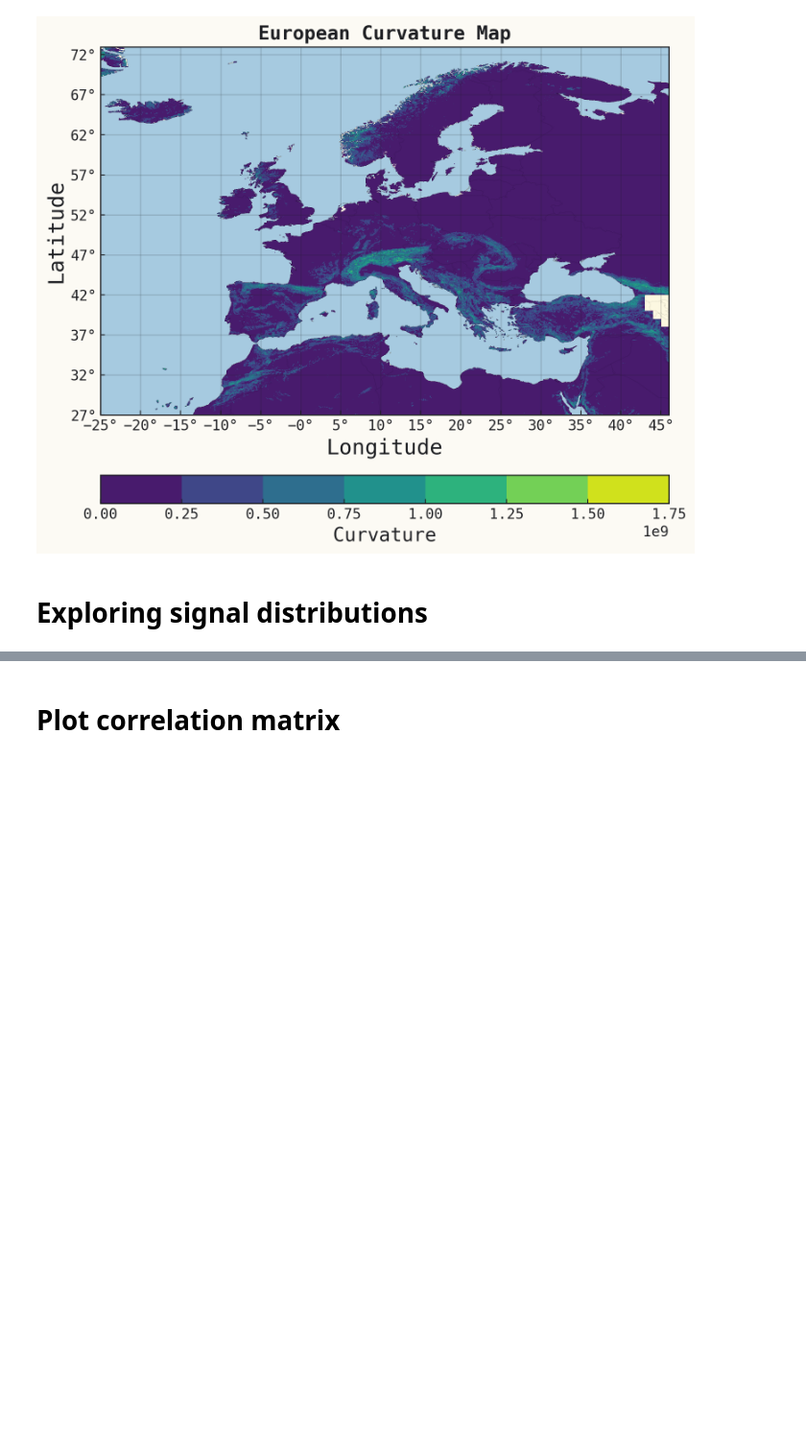
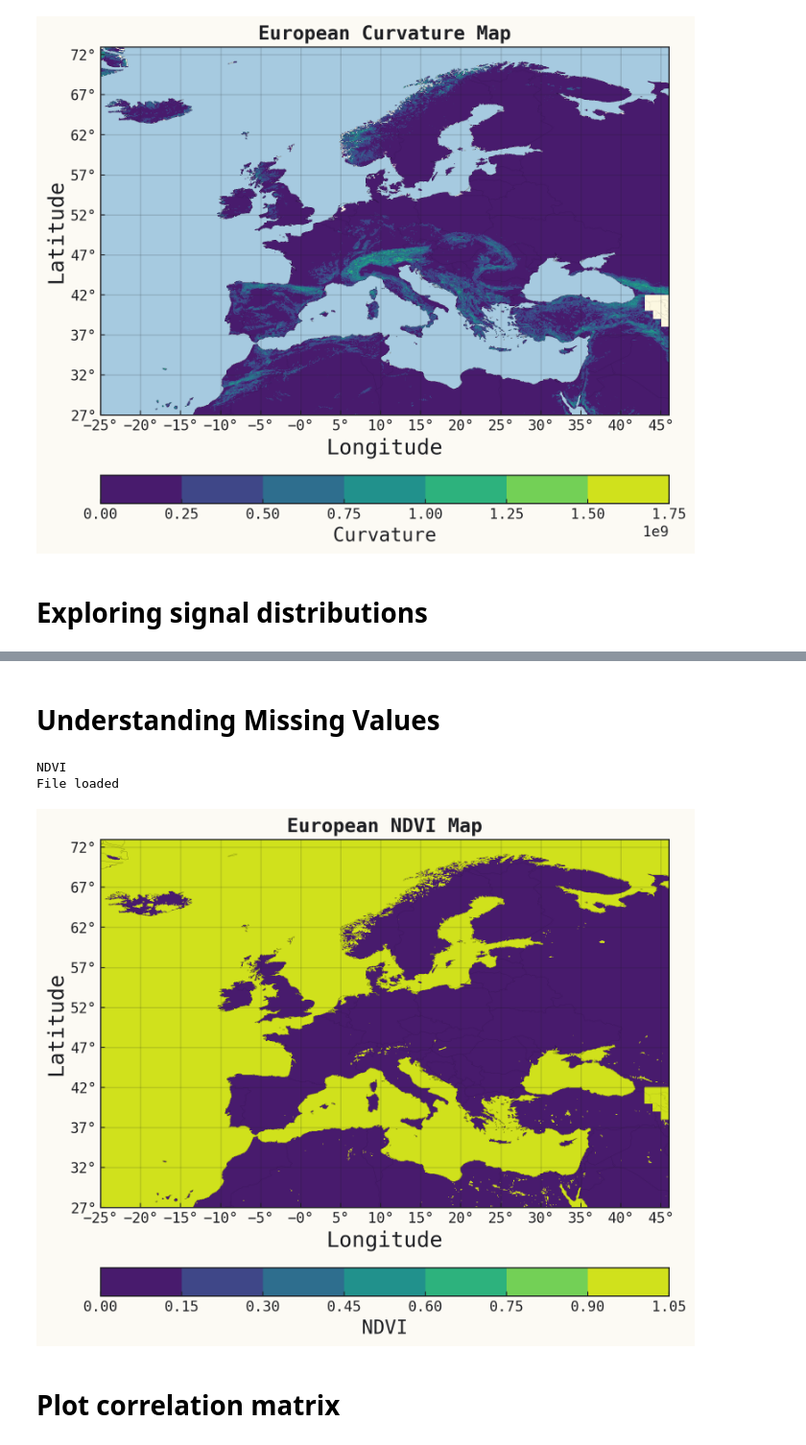
Before and after one commit to jerbeario/MasterThesis, a Jupyter notebook: EDA/Exploratory Data Analysis.ipynb, the cells around one changed output, grey strips where cells are left out. Shown at 96% size. Drawn from its saved outputs; the diff is of its cells as text; code cells hidden in the pictures; blank space fills up the shorter version.

```diff
--- a/EDA/Exploratory Data Analysis.ipynb
+++ b/EDA/Exploratory Data Analysis.ipynb
@@ -135,7 +135,7 @@ print(temperature.shape, temperature_downsampled.shape)
 # Plotting Individual Input maps
 # %%
 
-def plot_singles(npy_files, npy_names):
+def plot_singles(npy_files, npy_names, debug_nans=False):
     """
     Plots the data from npy files on a map with the correct coordinates.
 
@@ -161,6 +161,13 @@ def plot_singles(npy_files, npy_names):
         # Read data
         npy_data = np.load(npy_file)
         print("File loaded")
+
+        if debug_nans:
+            # set everything to 0 except for NaNs
+            npy_data[~np.isnan(npy_data)] = 0
+            npy_data[np.isnan(npy_data)] = 1
+
+
         # if npy_names[i] == 'Curvature':
         #     npy_data[npy_data == -9999] = np.nan
         #     npy_data[npy_data < 0] = 0
@@ -219,7 +226,8 @@ def plot_singles(npy_files, npy_names):
 
 
         # Save the plot
-        plt.savefig(f'Input/Europe/signals/{name}_signal.pdf')
+        if not debug_nans:
+            plt.savefig(f'EDA/high_res_maps/{npy_names[i]}_signal.png', dpi=500, bbox_inches='tight')
 # %%
 # Example Signal Plot as map (from full numpy array)
 npy_files = ["Input/Europe/npy_arrays/masked_curvature_Europe.npy"]
@@ -320,6 +328,17 @@ def plot_distribution(file, name):
     plt.show()
 # %% [markdown]
 ![image](distributions/Coastlines_distribution.png)
+# %% [markdown]
+# Understanding Missing Values
+# %%
+# Missing values in NDVI, Fire Weather, Root Soil Moisture, Surface Soil Moisture
+
+
+plot_singles(["Input/Europe/npy_arrays/masked_Europe_flat.npy"], ["NDVI"], debug_nans=True)
+# %% [output]
+NDVI
+File loaded
+[figure, added]
 # %% [markdown]
 # Plot correlation matrix
 # %%
```
Also changed, not shown: parts of 1 cell of this notebook, 1 other file.
